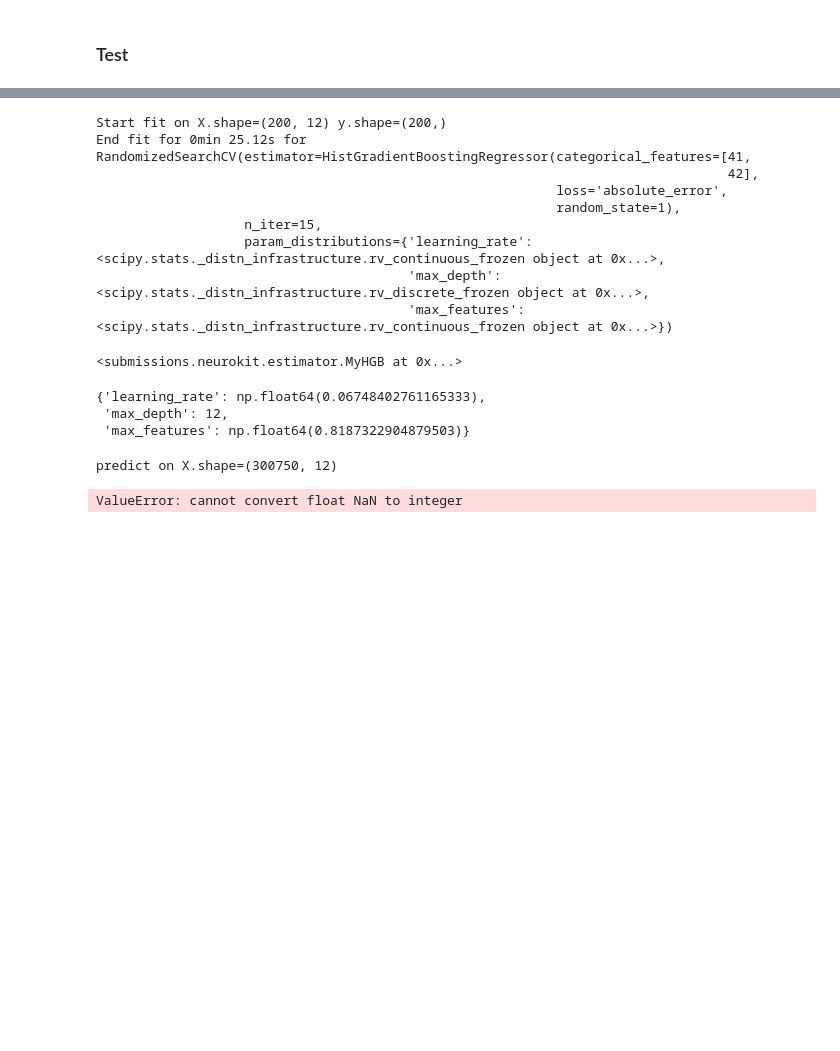
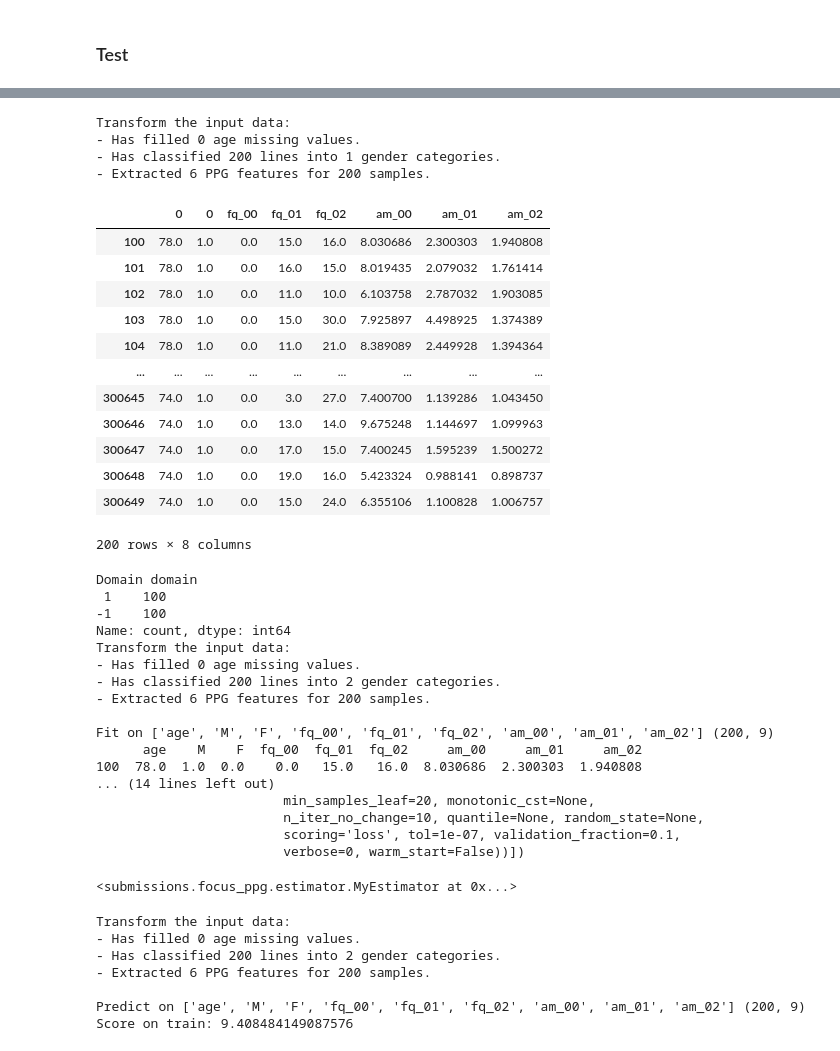
Before and after one commit to waddason/map_estimation, a Jupyter notebook: neurokit.ipynb, the cells around one changed output, grey strips where cells are left out. Drawn from its saved outputs; the diff is of its cells as text; code cells hidden in the pictures; blank space fills up the shorter version.

Commit message:
Working, but bad, estimator on ramp

```diff
--- a/neurokit.ipynb
+++ b/neurokit.ipynb
@@ -609,28 +883,58 @@ y_short = np.concatenate([y[100:200], y[-200:-100]])
+# %%
+estimator.prepare_data(X_df_short)
+# %% [output]
+Transform the input data:
+- Has filled 0 age missing values.
+- Has classified 200 lines into 1 gender categories.
+- Extracted 6 PPG features for 200 samples.
+|  | 0 | 0 | fq_00 | fq_01 | fq_02 | am_00 | am_01 | am_02 |
+| 100 | 78.0 | 1.0 | 0.0 | 15.0 | 16.0 | 8.030686 | 2.300303 | 1.940808 |
+| 101 | 78.0 | 1.0 | 0.0 | 16.0 | 15.0 | 8.019435 | 2.079032 | 1.761414 |
+| 102 | 78.0 | 1.0 | 0.0 | 11.0 | 10.0 | 6.103758 | 2.787032 | 1.903085 |
+| 103 | 78.0 | 1.0 | 0.0 | 15.0 | 30.0 | 7.925897 | 4.498925 | 1.374389 |
+| 104 | 78.0 | 1.0 | 0.0 | 11.0 | 21.0 | 8.389089 | 2.449928 | 1.394364 |
+| ... | ... | ... | ... | ... | ... | ... | ... | ... |
+| 300645 | 74.0 | 1.0 | 0.0 | 3.0 | 27.0 | 7.400700 | 1.139286 | 1.043450 |
+| 300646 | 74.0 | 1.0 | 0.0 | 13.0 | 14.0 | 9.675248 | 1.144697 | 1.099963 |
+| 300647 | 74.0 | 1.0 | 0.0 | 17.0 | 15.0 | 7.400245 | 1.595239 | 1.500272 |
+| 300648 | 74.0 | 1.0 | 0.0 | 19.0 | 16.0 | 5.423324 | 0.988141 | 0.898737 |
+| 300649 | 74.0 | 1.0 | 0.0 | 15.0 | 24.0 | 6.355106 | 1.100828 | 1.006757 |
+200 rows × 8 columns
 # %%
 # Train the model
-model = estimator.MyHGB()
+reload(estimator)
+model = estimator.MyEstimator()
 model.fit(X_df_short, y_short)
 # %% [output]
-Start fit on X.shape=(200, 12) y.shape=(200,)
-End fit for 0min 25.12s for RandomizedSearchCV(estimator=HistGradientBoostingRegressor(categorical_features=[41,
-                                                                                 42],
-                                                           loss='absolute_error',
-                                                           random_state=1),
-                   n_iter=15,
-                   param_distributions={'learning_rate': <scipy.stats._distn_infrastructure.rv_continuous_frozen object at 0x...>,
-                                        'max_depth': <scipy.stats._distn_infrastructure.rv_discrete_frozen object at 0x...>,
-                                        'max_features': <scipy.stats._distn_infrastructure.rv_continuous_frozen object at 0x...>})
+Domain domain
+ 1    100
+-1    100
+Name: count, dtype: int64
+Transform the input data:
+- Has filled 0 age missing values.
+- Has classified 200 lines into 2 gender categories.
+- Extracted 6 PPG features for 200 samples.
+
+Fit on ['age', 'M', 'F', 'fq_00', 'fq_01', 'fq_02', 'am_00', 'am_01', 'am_02'] (200, 9)
+      age    M    F  fq_00  fq_01  fq_02     am_00     am_01     am_02
+100  78.0  1.0  0.0    0.0   15.0   16.0  8.030686  2.300303  1.940808
+... (14 lines left out)
+                        min_samples_leaf=20, monotonic_cst=None,
+                        n_iter_no_change=10, quantile=None, random_state=None,
+                        scoring='loss', tol=1e-07, validation_fraction=0.1,
+                        verbose=0, warm_start=False))])
-<submissions.neurokit.estimator.MyHGB at 0x...>
+<submissions.focus_ppg.estimator.MyEstimator at 0x...>
-# %%
-model.clf["randomizedsearchcv"].best_params_
-# %% [output]
-{'learning_rate': np.float64(0.06748402761165333),
- 'max_depth': 12,
- 'max_features': np.float64(0.8187322904879503)}
 # %%
-print(f"Score on train: {mean_absolute_error(model.predict(X_df), y)}")
+print(
+    f"Score on train: {mean_absolute_error(model.predict(X_df_short), y_short)}"
+)
 # %% [output]
-predict on X.shape=(300750, 12)
+Transform the input data:
+- Has filled 0 age missing values.
+- Has classified 200 lines into 2 gender categories.
+- Extracted 6 PPG features for 200 samples.
+
+Predict on ['age', 'M', 'F', 'fq_00', 'fq_01', 'fq_02', 'am_00', 'am_01', 'am_02'] (200, 9)
+Score on train: 9.408484149087576
-ValueError: cannot convert float NaN to integer
 # %%
 print(f"Score on test: {mean_absolute_error(model.predict(X_df_test), y_test)}")
```
Also changed, not shown: parts of 35 cells of this notebook, 7 other files.
